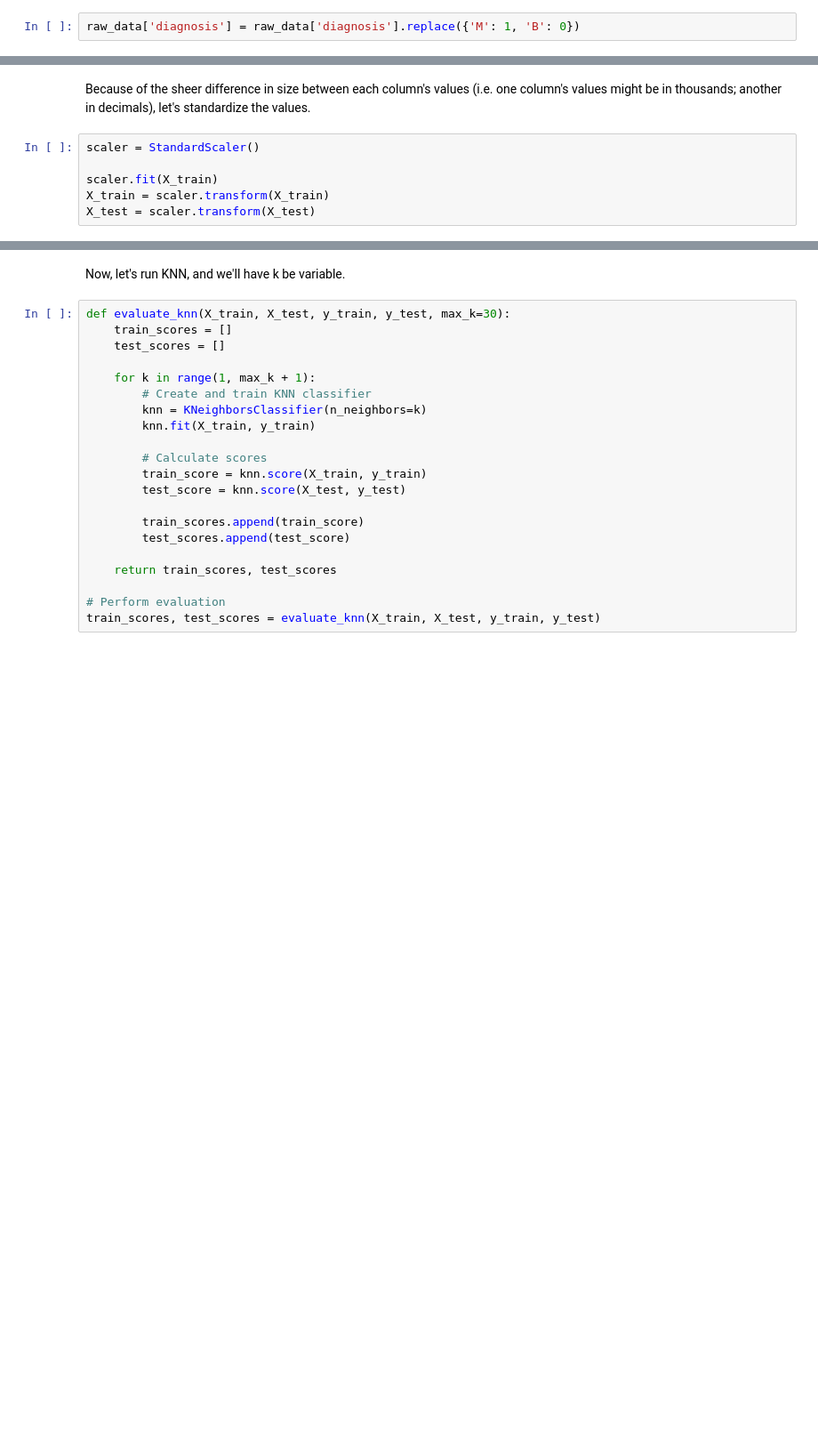
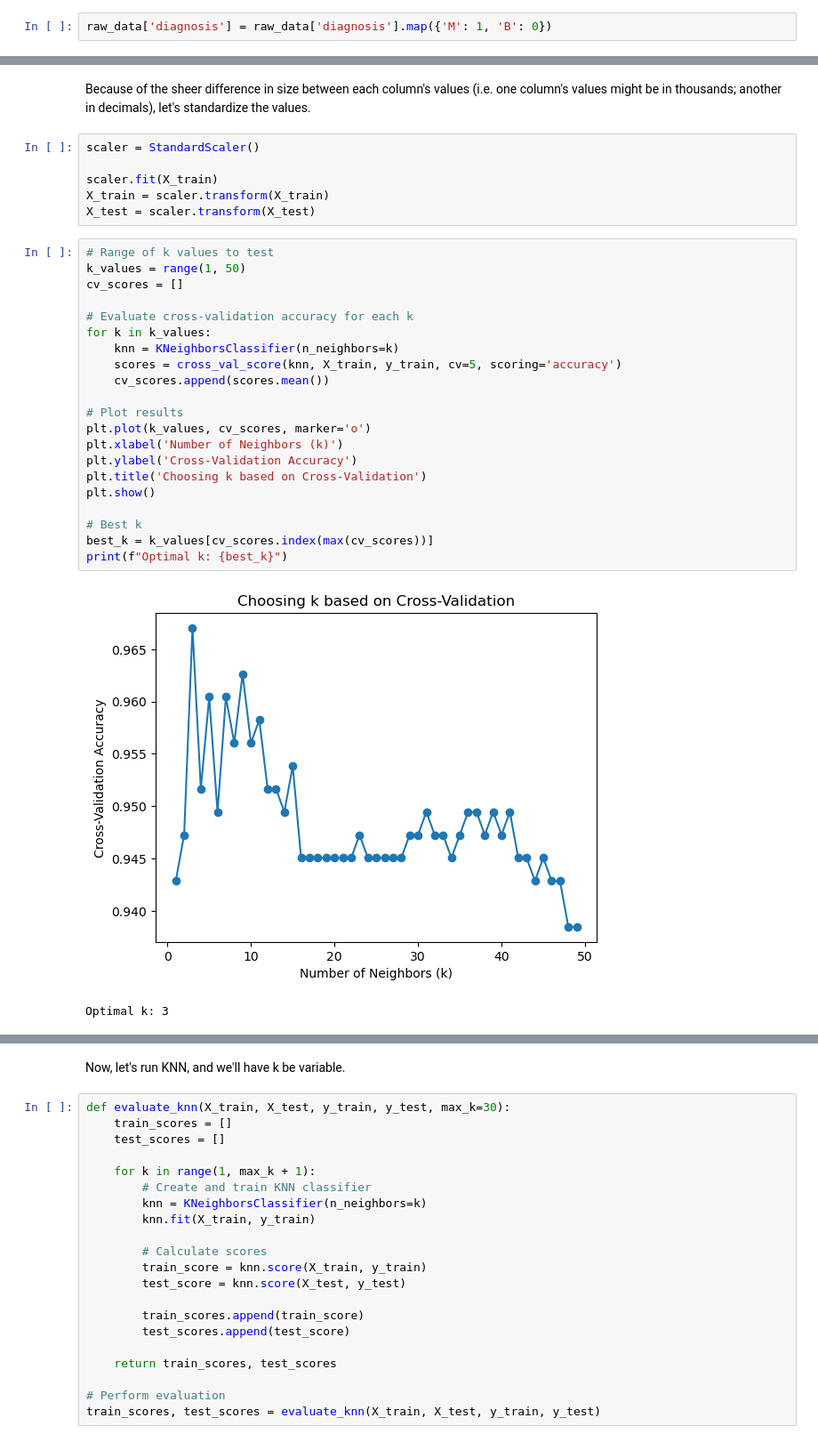
Before and after one commit to add0794/knn-breast-cancer-prediction, a Jupyter notebook: main.ipynb, the cells around one changed output, grey strips where cells are left out. Shown at 89% size. Saved outputs shown, nothing was run; the diff lists cells and outputs as text; blank space fills up the shorter version.

```diff
--- a/main.ipynb
+++ b/main.ipynb
@@ -155,7 +158,7 @@ We know that M is "Malignant" and B is "Benign." Let's turn those into our label
 - M = 1
 - B = 0
 # %%
-raw_data['diagnosis'] = raw_data['diagnosis'].replace({'M': 1, 'B': 0})
+raw_data['diagnosis'] = raw_data['diagnosis'].map({'M': 1, 'B': 0})
 # %% [markdown]
 Let's split the dataset up into training and test. The training set can be used to predict each test point, as we saw in the theory. Since KNN is an instance-based algorithm, the test points will be evaluated on a case-by-case basis.
 # %%
@@ -171,3 +174,27 @@ scaler = StandardScaler()
 scaler.fit(X_train)
 X_train = scaler.transform(X_train)
 X_test = scaler.transform(X_test)
+# %%
+# Range of k values to test
+k_values = range(1, 50)
+cv_scores = []
+
+# Evaluate cross-validation accuracy for each k
+for k in k_values:
+    knn = KNeighborsClassifier(n_neighbors=k)
+    scores = cross_val_score(knn, X_train, y_train, cv=5, scoring='accuracy')
+    cv_scores.append(scores.mean())
+
+# Plot results
+plt.plot(k_values, cv_scores, marker='o')
+plt.xlabel('Number of Neighbors (k)')
+plt.ylabel('Cross-Validation Accuracy')
+plt.title('Choosing k based on Cross-Validation')
+plt.show()
+
+# Best k
+best_k = k_values[cv_scores.index(max(cv_scores))]
+print(f"Optimal k: {best_k}")
+# %% [output]
+[figure, added]
+Optimal k: 3
```
Also changed, not shown: parts of 12 cells of this notebook, 1 other file.
